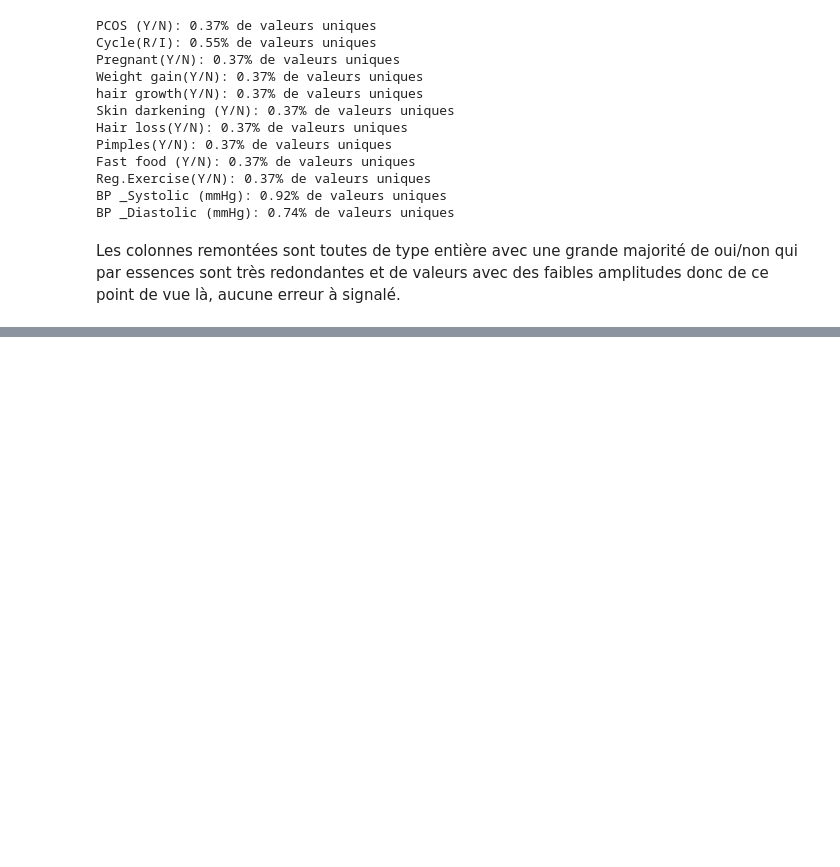
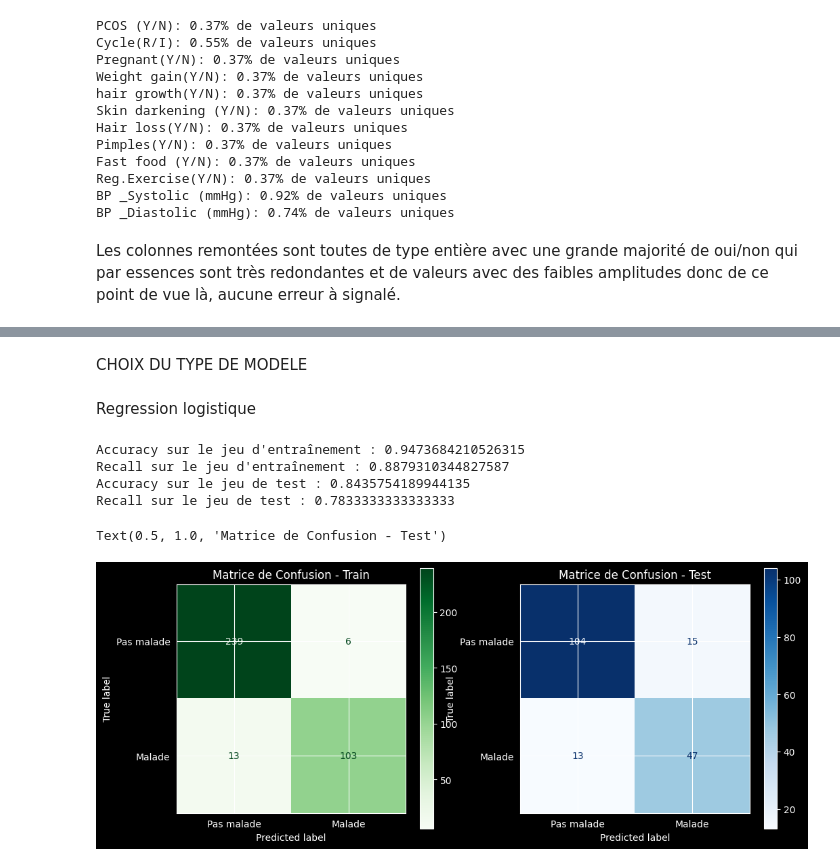
Before and after one commit to segolenegroelly/MachineLearningPCOS, a Jupyter notebook: MachineLearningPCOS.ipynb, the cells around one changed output, grey strips where cells are left out. Saved outputs shown, nothing was run; the diff lists cells and outputs as text; code cells hidden in the pictures; blank space fills up the shorter version.

```diff
--- a/MachineLearningPCOS.ipynb
+++ b/MachineLearningPCOS.ipynb
@@ -326,0 +353,40 @@ Les colonnes remontées sont toutes de type entière avec une grande majorité d
+# %% [markdown]
+CHOIX DU TYPE DE MODELE
+# %%
+#Standardisation des données
+Y = df_imputed['PCOS (Y/N)']
+X = df_imputed.drop('PCOS (Y/N)', axis=1)
+
+scaler = StandardScaler()
+
+X_means = scaler.fit_transform(X)
+# %% [markdown]
+Regression logistique
+# %%
+x_train_means, x_test_means, y_train_means, y_test_means = train_test_split(X_means, Y, test_size=0.33, random_state=42)
+log_reg= LogisticRegression(penalty=None)
+log_reg.fit(x_train_means, y_train_means)
+y_pred_train_reg = log_reg.predict(x_train_means)
+y_pred_test_reg = log_reg.predict(x_test_means)
+# %%
+print('Accuracy sur le jeu d\'entraînement : '+ str(accuracy_score(y_train_means,y_pred_train_reg)))
+print('Recall sur le jeu d\'entraînement : '+ str(recall_score(y_train_means,y_pred_train_reg)))
+print('Accuracy sur le jeu de test : '+ str(accuracy_score(y_test_means,y_pred_test_reg)))
+print('Recall sur le jeu de test : '+ str(recall_score(y_test_means,y_pred_test_reg)))
+# %% [output]
+Accuracy sur le jeu d'entraînement : 0.9473684210526315
+Recall sur le jeu d'entraînement : 0.8879310344827587
+Accuracy sur le jeu de test : 0.8435754189944135
+Recall sur le jeu de test : 0.7833333333333333
+# %%
+fig, axes = plt.subplots(1, 2, figsize=(12, 5))
+cm_train = confusion_matrix(y_train_means, y_pred_train_reg)
+cm_test = confusion_matrix(y_test_means, y_pred_test_reg)
+ConfusionMatrixDisplay(cm_train, display_labels=['Pas malade', 'Malade']).plot(ax=axes[0], cmap='Greens')
+axes[0].set_title(f'Matrice de Confusion - Train')
+
+ConfusionMatrixDisplay(cm_test, display_labels=['Pas malade', 'Malade']).plot(ax=axes[1], cmap='Blues')
+axes[1].set_title(f'Matrice de Confusion - Test')
+# %% [output]
+Text(0.5, 1.0, 'Matrice de Confusion - Test')
+[figure, added]
```
Also changed, not shown: parts of 18 cells of this notebook.
